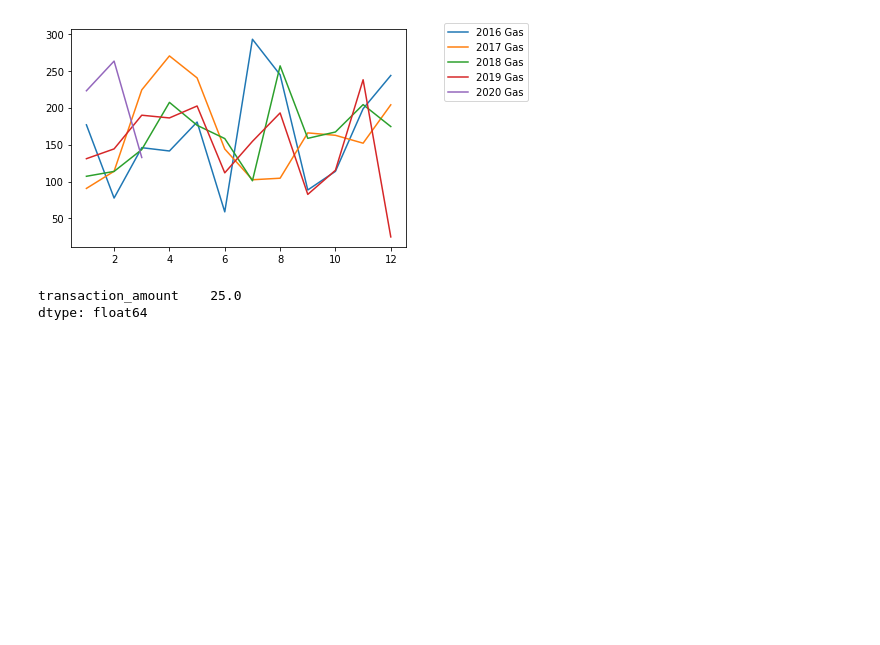
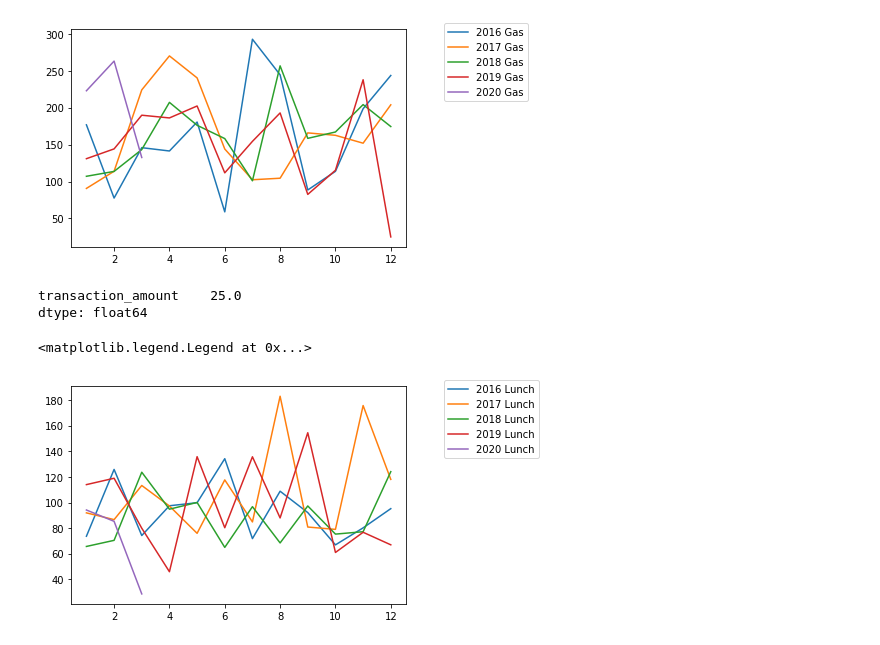
Before and after one commit to josephburton06/python_practice, a Jupyter notebook: checkbook_analysis.ipynb, the cells around one changed output. Cells and saved outputs as stored; diff of their text form; code cells hidden in the pictures; blank space fills up the shorter version.

Commit message:
More group charts

```diff
--- a/checkbook_analysis.ipynb
+++ b/checkbook_analysis.ipynb
@@ -93,3 +95,13 @@ prev_years_gas[['transaction_amount']][(prev_years_gas.year==2019) & (prev_years
 # %% [output]
 transaction_amount    25.0
 dtype: float64
+# %%
+prev_years_lunch = df[(df.transaction_type_desc == 'Lunch')]
+prev_years_lunch['transaction_amount'] = prev_years_lunch['transaction_amount'].abs()
+ax = plt.subplot(111)
+for year in list(prev_years_lunch.year.unique()):
+    plt.plot(prev_years_lunch[['month','transaction_amount']][prev_years_lunch.year == year].groupby('month').sum(), label=str(year) + ' Lunch')
+ax.legend(bbox_to_anchor=(1.1, 1.05))
+# %% [output]
+<matplotlib.legend.Legend at 0x...>
+[figure, added]
```
Also changed, not shown: parts of 6 cells of this notebook.
